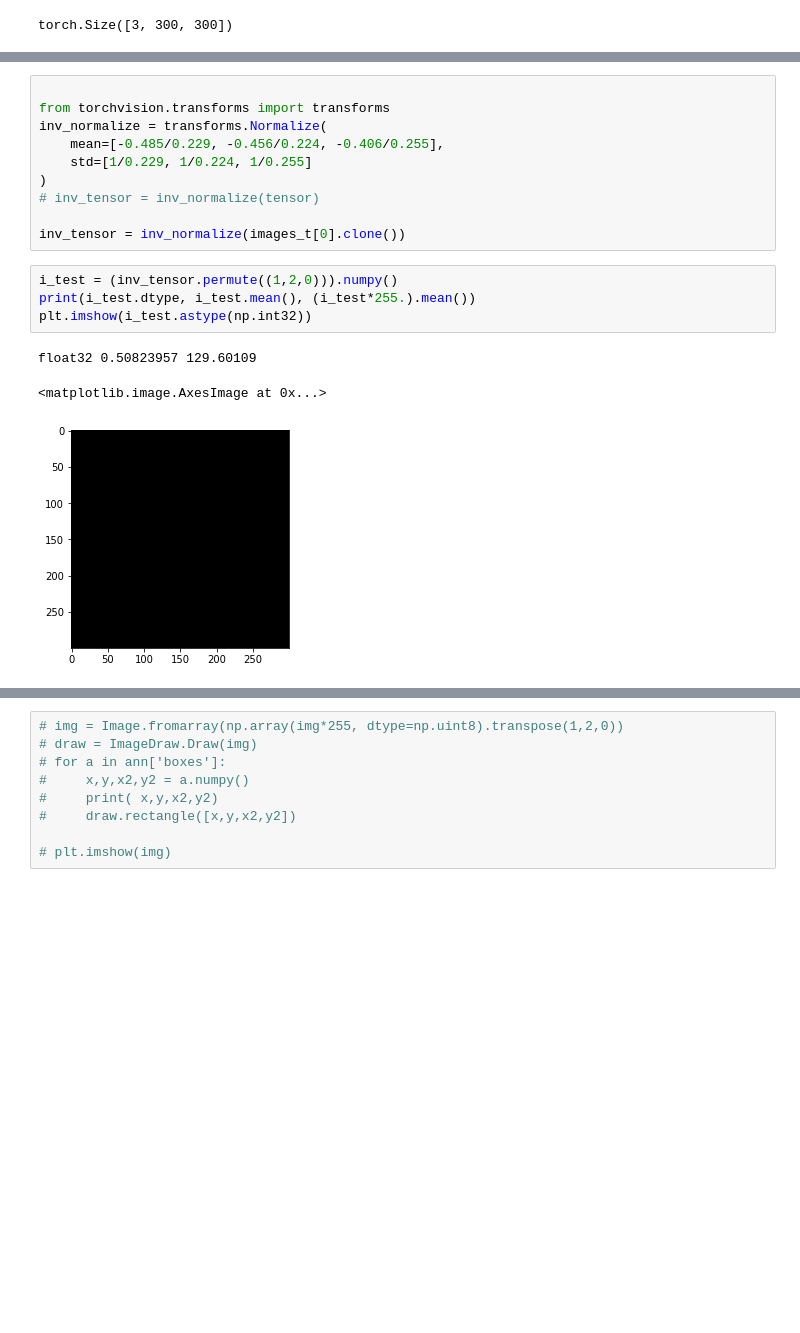
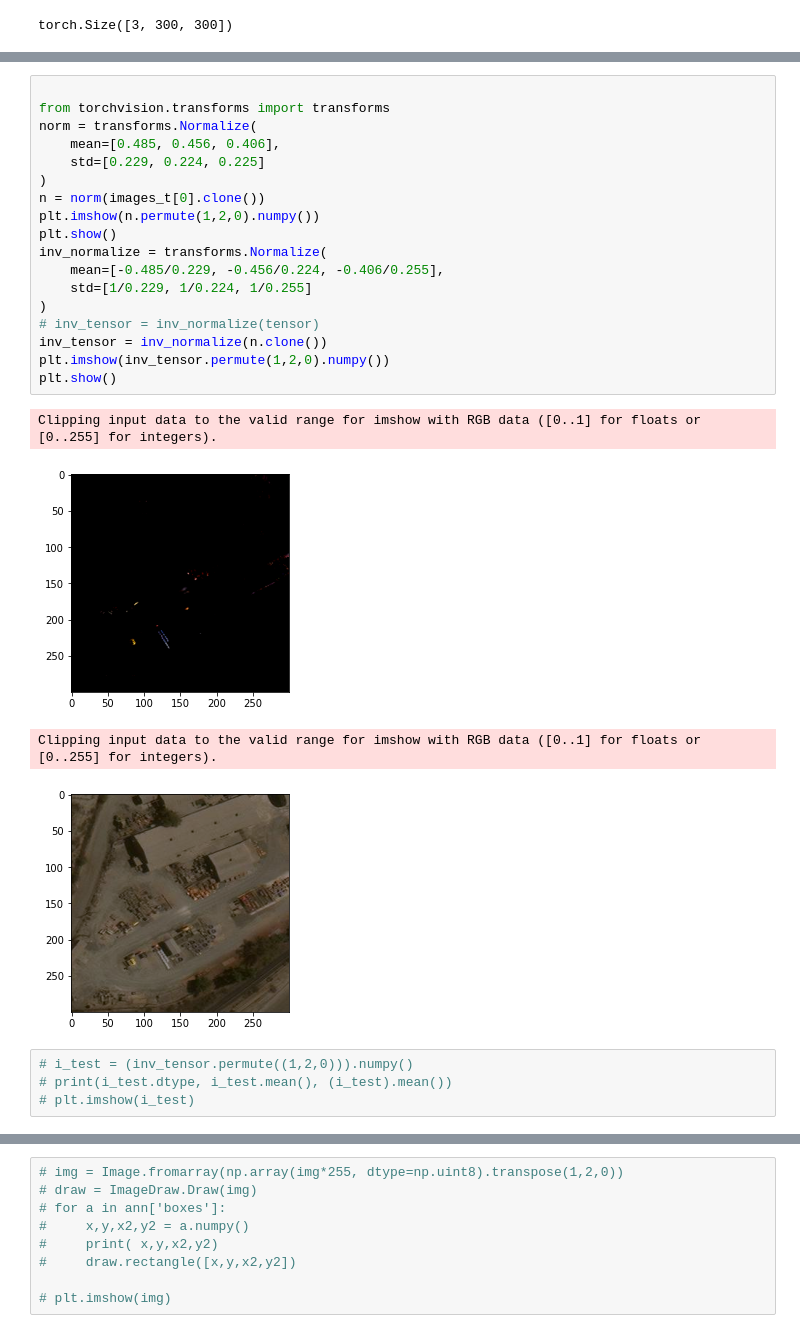
Before and after one commit to interactivetech/xview-torchvision-coco, a Jupyter notebook: test_data.ipynb, the cells around one changed output, grey strips where cells are left out. Cells and saved outputs as stored; diff of their text form; blank space fills up the shorter version.

```diff
--- a/test_data.ipynb
+++ b/test_data.ipynb
@@ -78,19 +159,28 @@ res = {target["image_id"].item(): output for target, output in zip(targets_t, ou
 # %%
 
 from torchvision.transforms import transforms
+norm = transforms.Normalize(
+    mean=[0.485, 0.456, 0.406],
+    std=[0.229, 0.224, 0.225]
+)
+n = norm(images_t[0].clone())
+plt.imshow(n.permute(1,2,0).numpy())
+plt.show()
 inv_normalize = transforms.Normalize(
     mean=[-0.485/0.229, -0.456/0.224, -0.406/0.255],
     std=[1/0.229, 1/0.224, 1/0.255]
 )
 # inv_tensor = inv_normalize(tensor)
-
-inv_tensor = inv_normalize(images_t[0].clone())
+inv_tensor = inv_normalize(n.clone())
+plt.imshow(inv_tensor.permute(1,2,0).numpy())
+plt.show()
+# %% [output]
+Clipping input data to the valid range for imshow with RGB data ([0..1] for floats or [0..255] for integers).
+[figure, added]
+Clipping input data to the valid range for imshow with RGB data ([0..1] for floats or [0..255] for integers).
+[figure, added]
 # %%
-i_test = (inv_tensor.permute((1,2,0))).numpy()
-print(i_test.dtype, i_test.mean(), (i_test*255.).mean())
-plt.imshow(i_test.astype(np.int32))
+# i_test = (inv_tensor.permute((1,2,0))).numpy()
+# print(i_test.dtype, i_test.mean(), (i_test).mean())
+# plt.imshow(i_test)
-# %% [output]
-float32 0.50823957 129.60109
-<matplotlib.image.AxesImage at 0x...>
-[figure, removed]
 # %%
```
Also changed, not shown: parts of 14 cells of this notebook, 7 other files.
